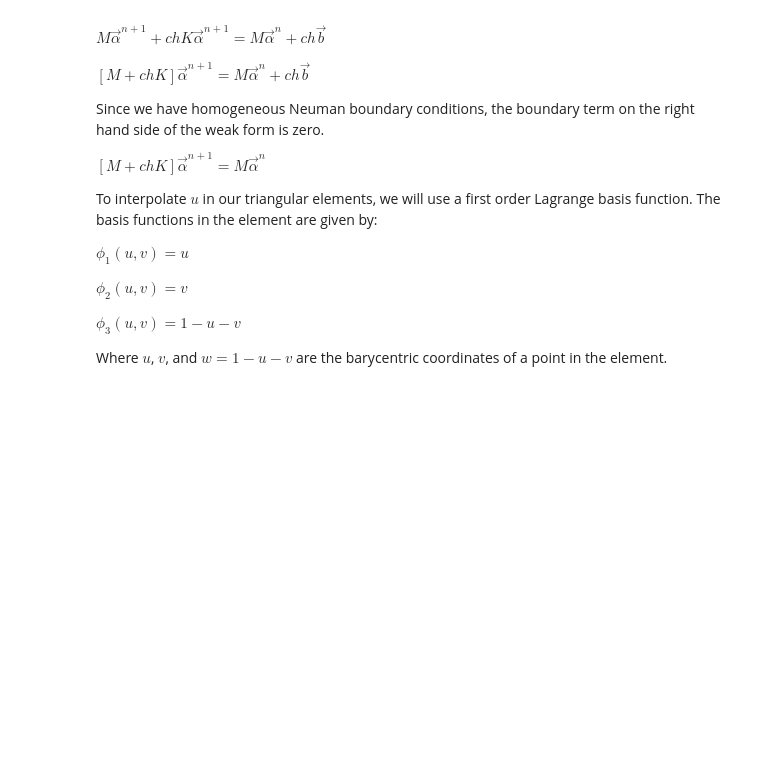
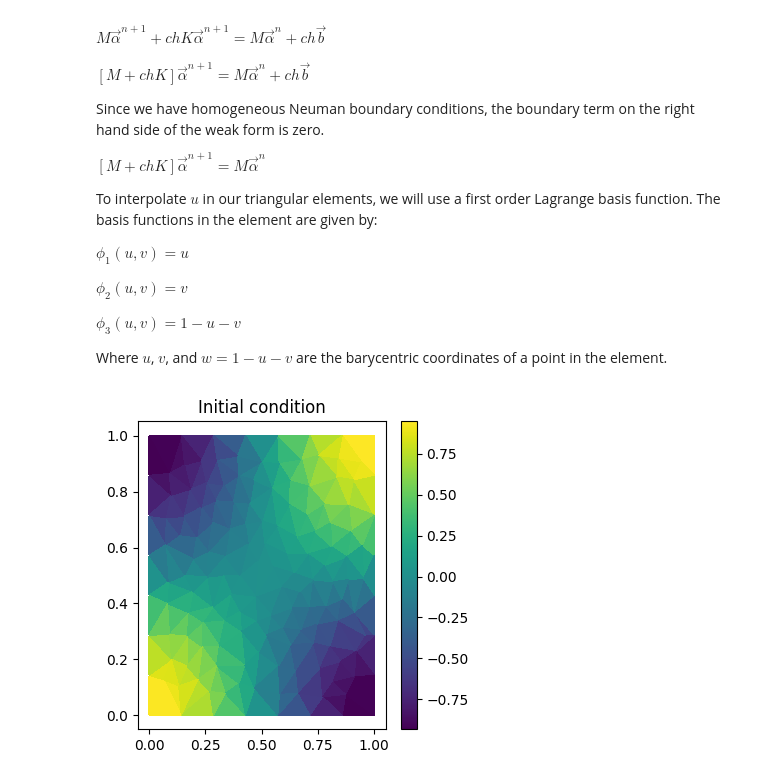
Before and after one commit to SteveRunser/fem, a Jupyter notebook: 3_2d_heat_eq_neuman_bc.ipynb, the cells around one changed output. Saved outputs shown, nothing was run; the diff lists cells and outputs as text; code cells hidden in the pictures; blank space fills up the shorter version.

```diff
--- a/3_2d_heat_eq_neuman_bc.ipynb
+++ b/3_2d_heat_eq_neuman_bc.ipynb
@@ -270 +162,16 @@ rhs_vec_with_BC = rhs_vec[~dirichlet_boundary_node_mask]
+# %%
+# Compute the coefficient of the initial condition. The points located at the center of the circle with radius 0.1 and origin (0.5, 0.5) are set to 1
+center = np.array([0.5, 0.5])
+radius = 0.15
+
+initial_condition = np.cos(np.pi * mesh.vertices[:, 0]) * np.cos(np.pi * mesh.vertices[:, 1])
+
+#Plot the initial condition
+plt.figure(figsize=(4, 4))
+plt.tripcolor(mesh.vertices[:, 0], mesh.vertices[:, 1], mesh.faces, initial_condition, shading='flat')
+plt.colorbar()
+plt.title('Initial condition')
+plt.show()
+# %% [output]
+[figure, added]
 # %%
```
Also changed, not shown: parts of 10 cells of this notebook.
